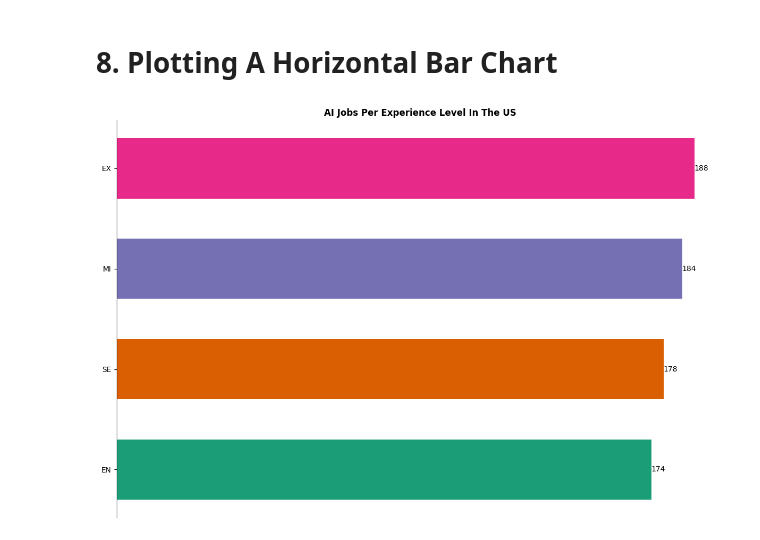
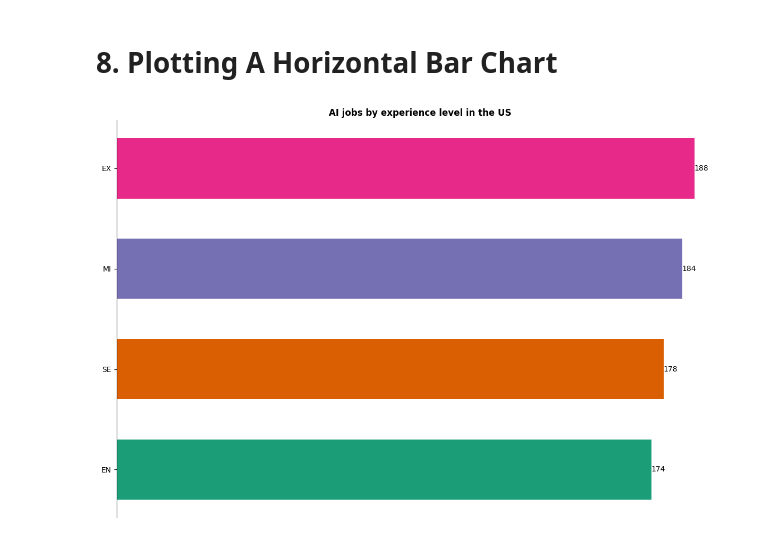
Before and after one commit to LazaroDamasceno/Data-Analyses-And-Plotting, a Jupyter notebook: ai_jobs/ai_jobs_per_experience_in_us.ipynb, the cells around one changed output. Drawn from its saved outputs; the diff is of its cells as text; code cells hidden in the pictures.

```diff
--- a/ai_jobs/ai_jobs_per_experience_in_us.ipynb
+++ b/ai_jobs/ai_jobs_per_experience_in_us.ipynb
@@ -45,16 +45,16 @@ y_pos = np.arange(n_items)
 # %%
 fig, ax = plt.subplots(figsize=(12, 8))
 
 bars = ax.barh(y_pos, df_pivot['value']['job_title'], bar_height, color=colors)
 
 ax.spines[['top', 'right', 'bottom']].set_visible(False)
 ax.xaxis.set_visible(False)
 ax.set_yticks(y_pos)
 ax.set_yticklabels(df_pivot.index)
 ax.bar_label(bars)
-ax.set_title("AI Jobs Per Experience Level In The US", fontweight="bold")
+ax.set_title("AI jobs by experience level in the US", fontweight="bold")
 
 plt.tight_layout()
 plt.show()
 # %% [output]
-[figure, old version]
+[figure, new version]
```
Also changed, not shown: 1 other file.
